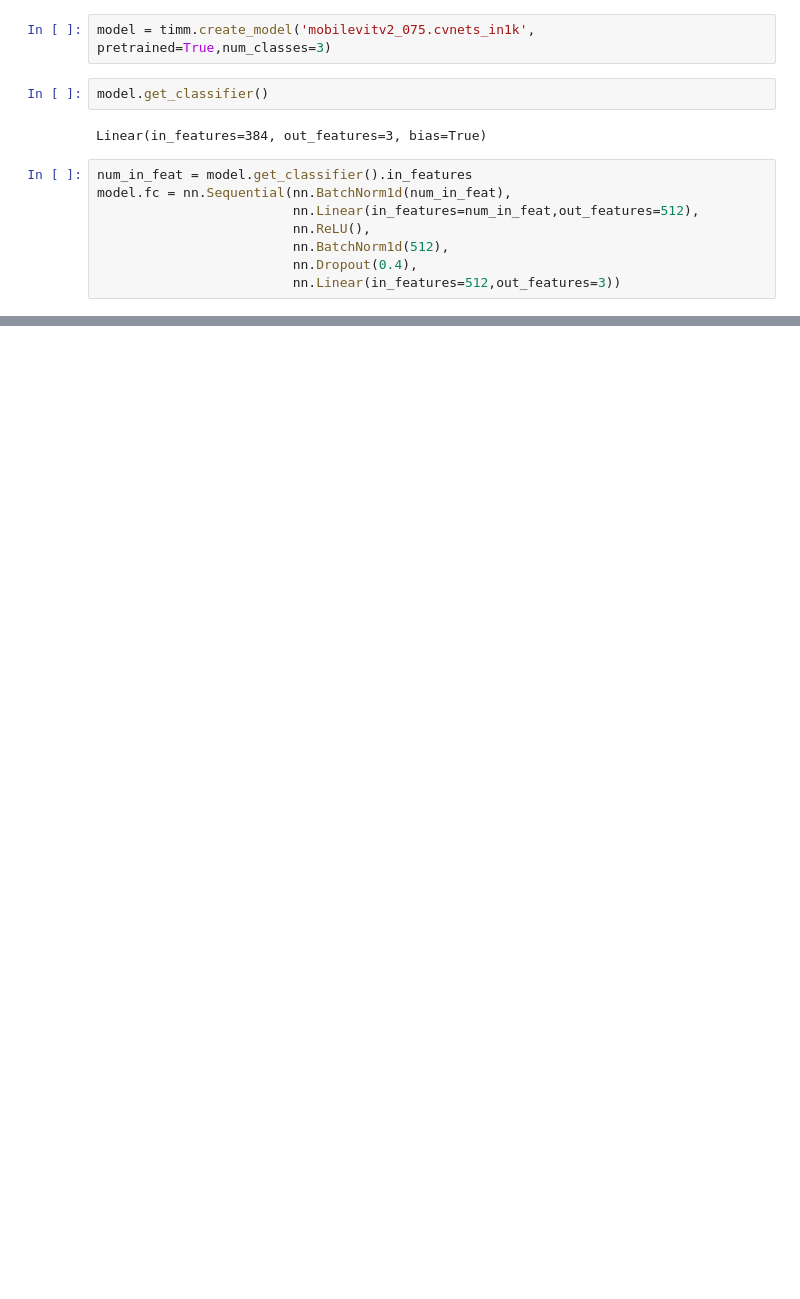
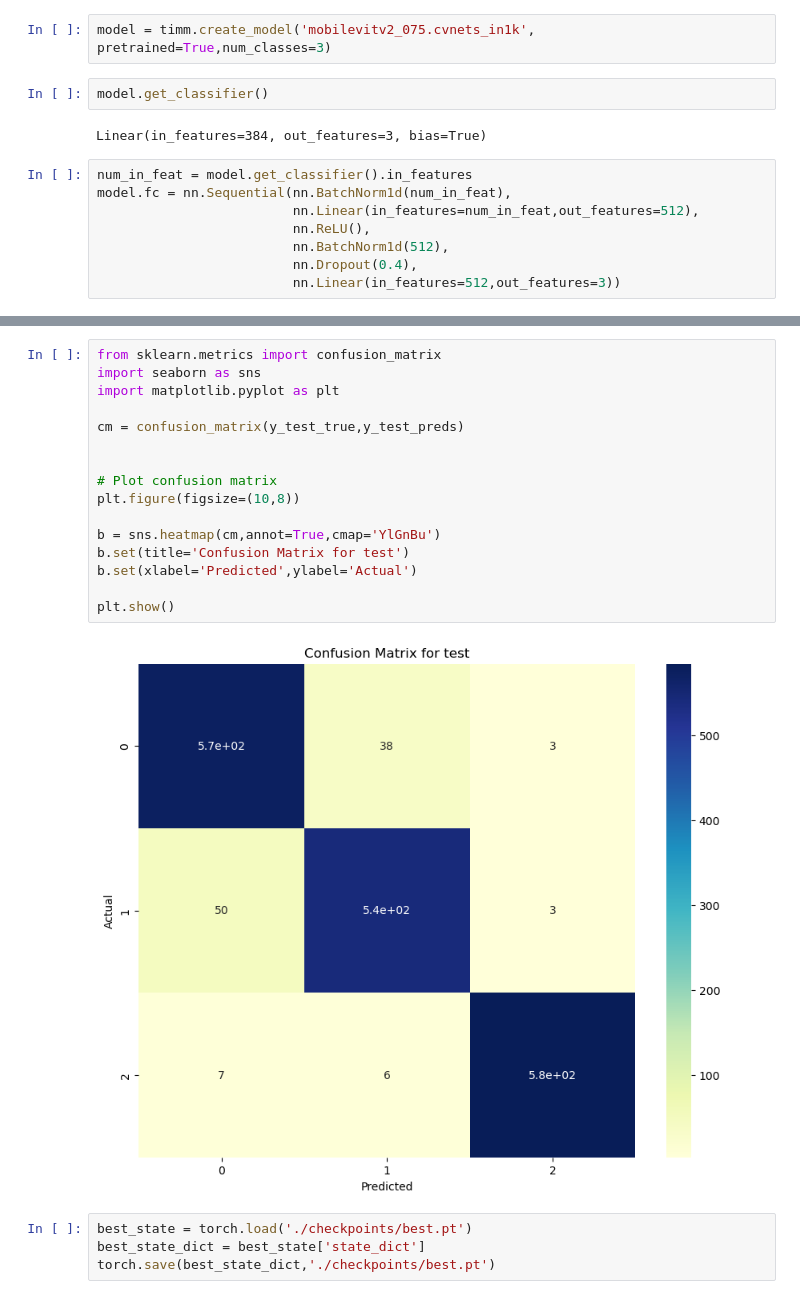
Before and after one commit to lakomchik/swan_lake, a Jupyter notebook: src/mobile_vit_exp.ipynb, the cells around one changed output, grey strips where cells are left out. Saved outputs shown, nothing was run; the diff lists cells and outputs as text; blank space fills up the shorter version.

```diff
--- a/src/mobile_vit_exp.ipynb
+++ b/src/mobile_vit_exp.ipynb
@@ -102,0 +304,22 @@ plt.plot(avg_loss)
+# %%
+from sklearn.metrics import confusion_matrix
+import seaborn as sns
+import matplotlib.pyplot as plt
+
+cm = confusion_matrix(y_test_true,y_test_preds)
+
+
+# Plot confusion matrix
+plt.figure(figsize=(10,8))
+
+b = sns.heatmap(cm,annot=True,cmap='YlGnBu')
+b.set(title='Confusion Matrix for test')
+b.set(xlabel='Predicted',ylabel='Actual')
+
+plt.show()
+# %% [output]
+[figure, added]
+# %%
+best_state = torch.load('./checkpoints/best.pt')
+best_state_dict = best_state['state_dict']
+torch.save(best_state_dict,'./checkpoints/best.pt')
```
Also changed, not shown: parts of 22 cells of this notebook.
